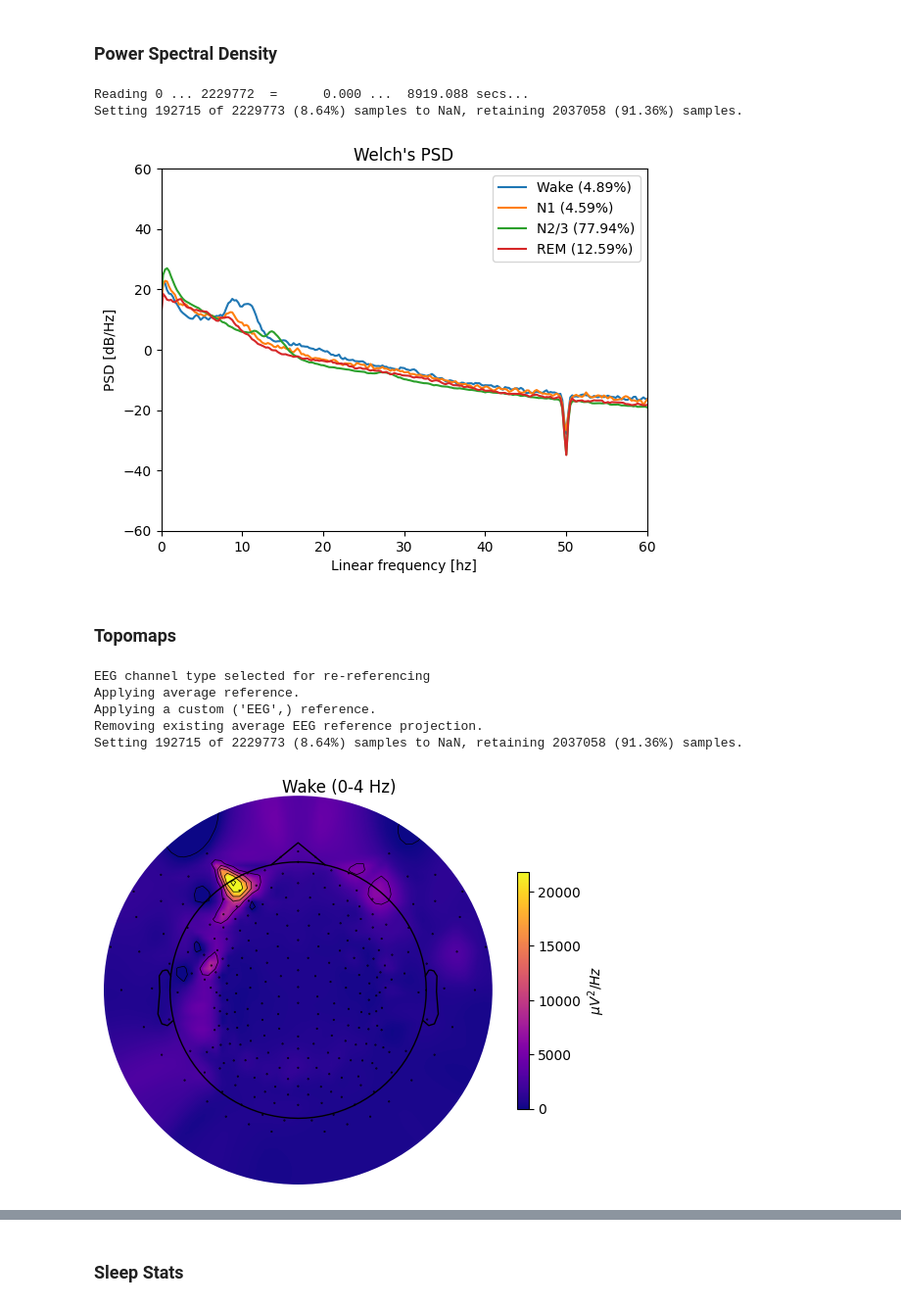
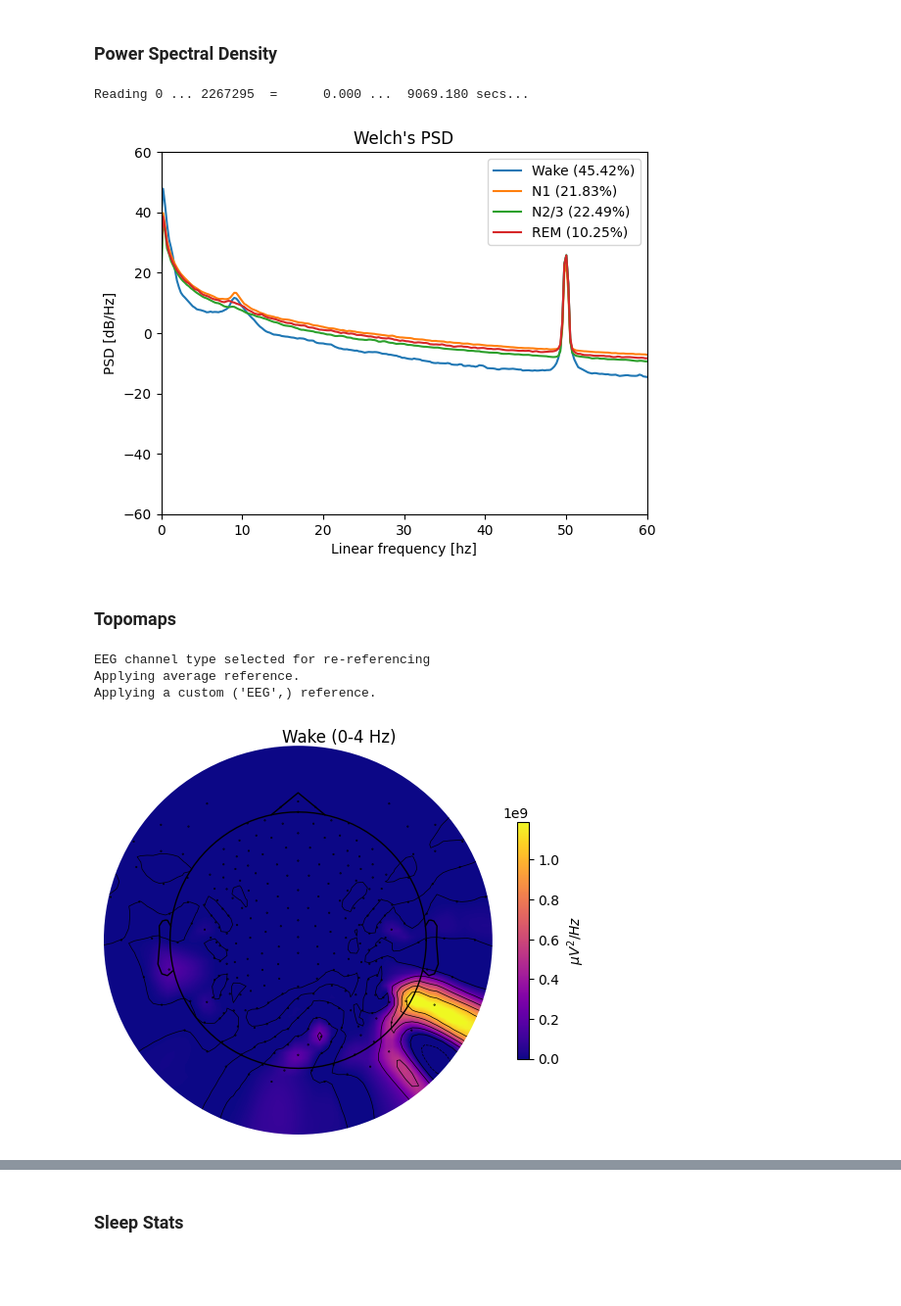
Before and after one commit to NirLab-TAU/sleepeegpy, a Jupyter notebook: notebooks/results.ipynb, the cells around one changed output, grey strips where cells are left out. Shown at 98% size. Cells and saved outputs as stored; diff of their text form; code cells hidden in the pictures; blank space fills up the shorter version.

```diff
--- a/notebooks/results.ipynb
+++ b/notebooks/results.ipynb
@@ -16,8 +16,8 @@ from pipeline import ResultsPipe
 `sf_hypno` - hypnogram sampling frequency (visbrain's hypnograms default to 1)
 # %%
 results_pipe = ResultsPipe(
-    path_to_eeg=r"C:\Users\Gennadiy\Documents\data\HZ4\processing\saved_raw\cleaned_raw.fif",
-    output_dir=r"C:\Users\Gennadiy\Documents\data\HZ4\processing",
-    path_to_hypno=r"C:\Users\Gennadiy\Documents\data\HZ4\staging.txt",
+    path_to_eeg=r"C:\Users\Gennadiy\Documents\data\TBZ3\processing\saved_raw\resampled_250hz_raw.fif",
+    output_dir=r"C:\Users\Gennadiy\Documents\data\TBZ3\before_processing",
+    path_to_hypno=r"C:\Users\Gennadiy\Documents\data\TBZ3\staging.txt",
     hypno_freq=1)
 # %% [output]
@@ -59,27 +54,24 @@ results_pipe.plot_psd_per_stage(
     sleep_stages={'Wake' :0, 'N1' :1, 'N2/3': (2,3), 'REM': 4},
     save=True)
 # %% [output]
-Reading 0 ... 2229772  =      0.000 ...  8919.088 secs...
-Setting 192715 of 2229773 (8.64%) samples to NaN, retaining 2037058 (91.36%) samples.
+Reading 0 ... 2267295  =      0.000 ...  9069.180 secs...
-[figure, old version]
+[figure, new version]
 # %% [markdown]
 ### Topomaps
 # %%
 results_pipe.plot_topomap(
     stage='Wake',
-    bandwidth = (0, 4),
+    bandwidth = {'Delta': (0, 4)},
     sleep_stages={'Wake': 0, 'N1': 1, 'N2': 2, 'N3': 3, 'REM': 4},
     sec_per_seg=4.096,
     dB=False,
     save=True
 )
 # %% [output]
 EEG channel type selected for re-referencing
 Applying average reference.
 Applying a custom ('EEG',) reference.
-Removing existing average EEG reference projection.
-Setting 192715 of 2229773 (8.64%) samples to NaN, retaining 2037058 (91.36%) samples.
-[figure, old version]
+[figure, new version]
 # %%
 del results_pipe.psd_per_stage
 # %%
```
Also changed, not shown: parts of 3 cells of this notebook, 2 other files.
